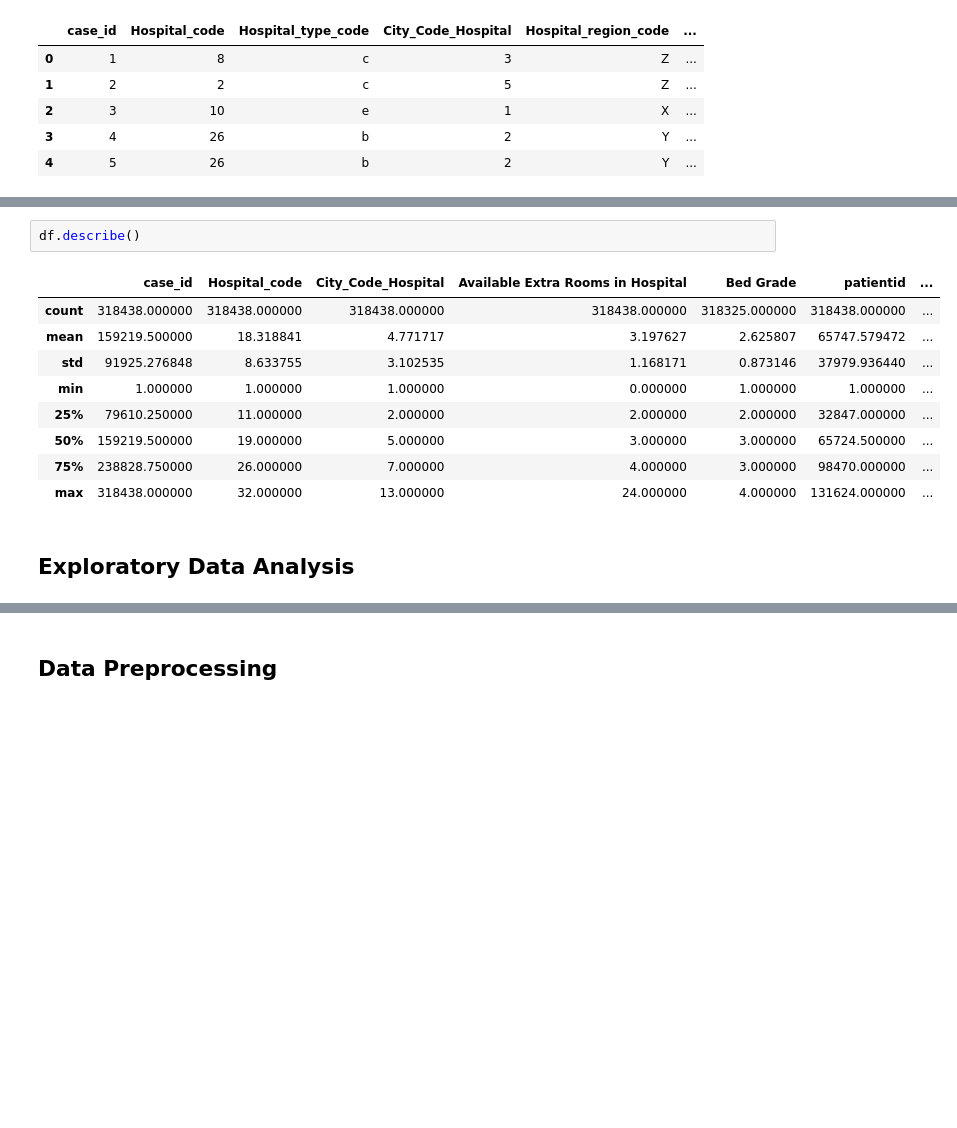
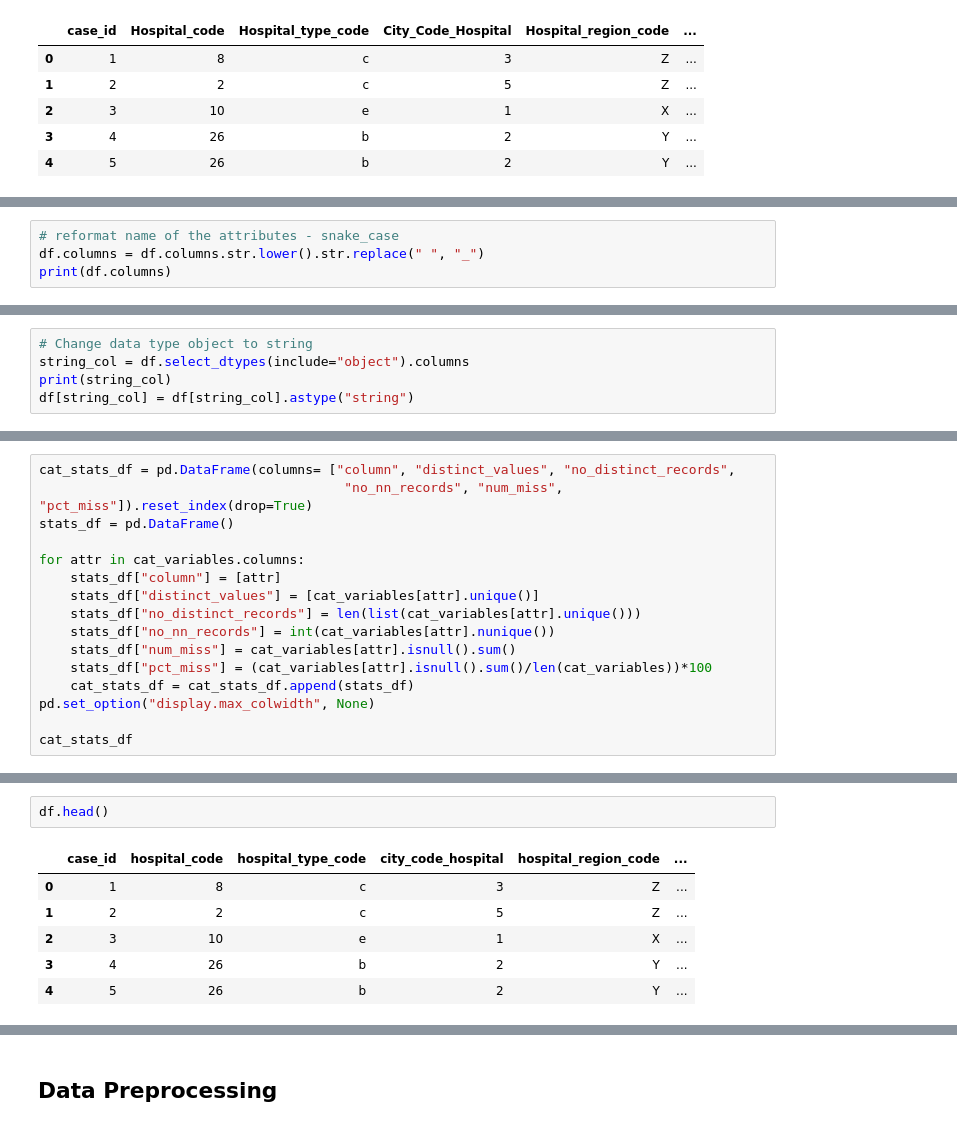
Before and after one commit to Abivu/multiclass_ML_project, a Jupyter notebook: dataset.ipynb, the cells around one changed output, grey strips where cells are left out. Cells and saved outputs as stored; diff of their text form; blank space fills up the shorter version.

```diff
--- a/dataset.ipynb
+++ b/dataset.ipynb
@@ -36,0 +127,4 @@ df.head()
+# %%
+# reformat name of the attributes - snake_case
+df.columns = df.columns.str.lower().str.replace(" ", "_")
+print(df.columns)
@@ -36,0 +139,5 @@ df.head()
+# %%
+# Change data type object to string
+string_col = df.select_dtypes(include="object").columns
+print(string_col)
+df[string_col] = df[string_col].astype("string")
@@ -36,0 +222,16 @@ df.head()
+# %%
+cat_stats_df = pd.DataFrame(columns= ["column", "distinct_values", "no_distinct_records",
+                                       "no_nn_records", "num_miss", "pct_miss"]).reset_index(drop=True)
+stats_df = pd.DataFrame()
+
+for attr in cat_variables.columns:
+    stats_df["column"] = [attr]
+    stats_df["distinct_values"] = [cat_variables[attr].unique()]
+    stats_df["no_distinct_records"] = len(list(cat_variables[attr].unique()))
+    stats_df["no_nn_records"] = int(cat_variables[attr].nunique())
+    stats_df["num_miss"] = cat_variables[attr].isnull().sum()
+    stats_df["pct_miss"] = (cat_variables[attr].isnull().sum()/len(cat_variables))*100
+    cat_stats_df = cat_stats_df.append(stats_df)
+pd.set_option("display.max_colwidth", None)
+
+cat_stats_df
@@ -37,14 +350,9 @@ df.head()
 # %%
-df.describe()
+df.head()
 # %% [output]
-|  | case_id | Hospital_code | City_Code_Hospital | Available Extra Rooms in Hospital | Bed Grade | patientid | ... |
-| count | 318438.000000 | 318438.000000 | 318438.000000 | 318438.000000 | 318325.000000 | 318438.000000 | ... |
-| mean | 159219.500000 | 18.318841 | 4.771717 | 3.197627 | 2.625807 | 65747.579472 | ... |
-| std | 91925.276848 | 8.633755 | 3.102535 | 1.168171 | 0.873146 | 37979.936440 | ... |
-| min | 1.000000 | 1.000000 | 1.000000 | 0.000000 | 1.000000 | 1.000000 | ... |
-| 25% | 79610.250000 | 11.000000 | 2.000000 | 2.000000 | 2.000000 | 32847.000000 | ... |
-| 50% | 159219.500000 | 19.000000 | 5.000000 | 3.000000 | 3.000000 | 65724.500000 | ... |
-| 75% | 238828.750000 | 26.000000 | 7.000000 | 4.000000 | 3.000000 | 98470.000000 | ... |
-| max | 318438.000000 | 32.000000 | 13.000000 | 24.000000 | 4.000000 | 131624.000000 | ... |
+|  | case_id | hospital_code | hospital_type_code | city_code_hospital | hospital_region_code | ... |
+| 0 | 1 | 8 | c | 3 | Z | ... |
+| 1 | 2 | 2 | c | 5 | Z | ... |
+| 2 | 3 | 10 | e | 1 | X | ... |
+| 3 | 4 | 26 | b | 2 | Y | ... |
+| 4 | 5 | 26 | b | 2 | Y | ... |
-# %% [markdown]
-## Exploratory Data Analysis
```
Also changed, not shown: parts of 27 cells of this notebook.
